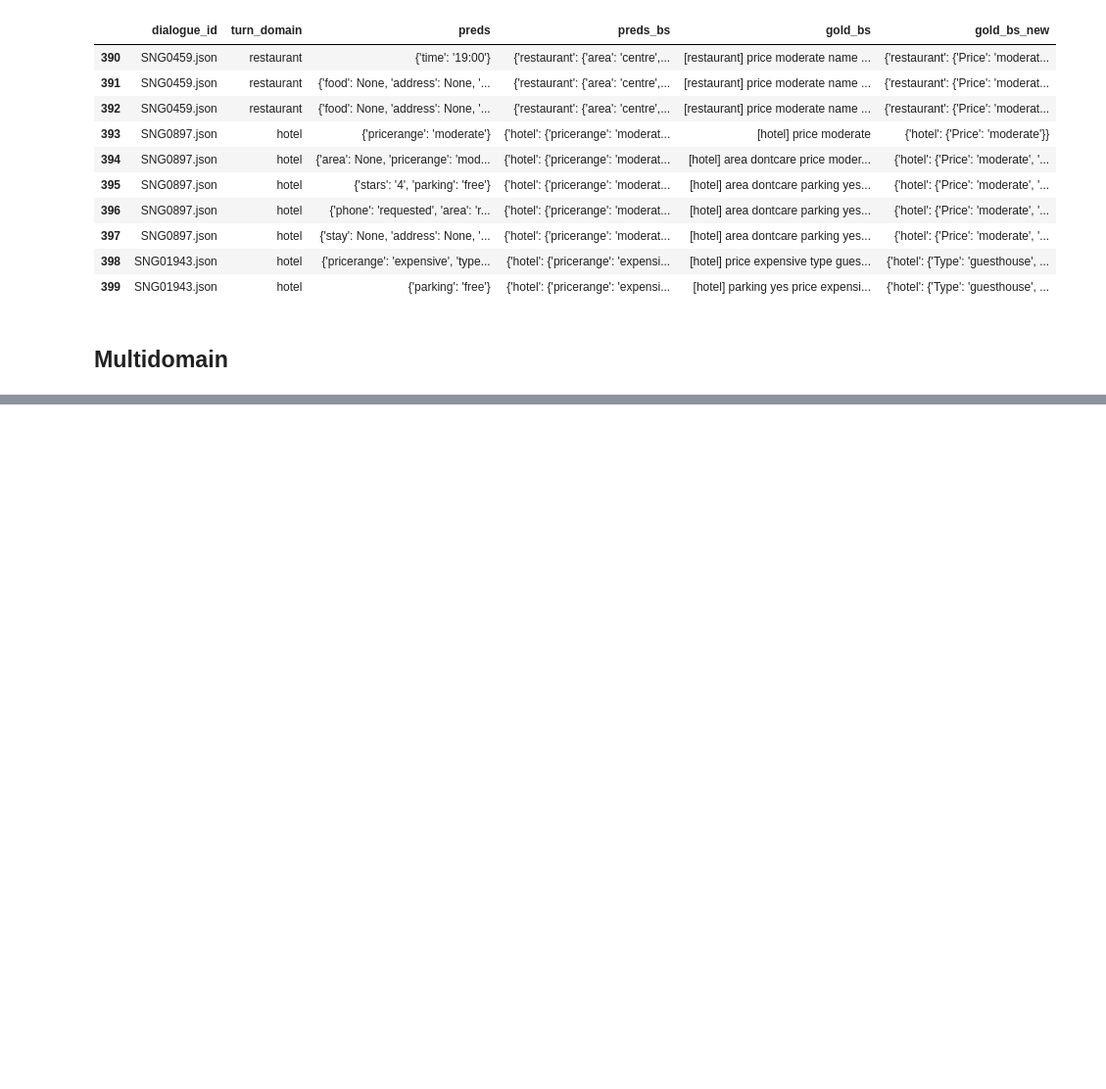
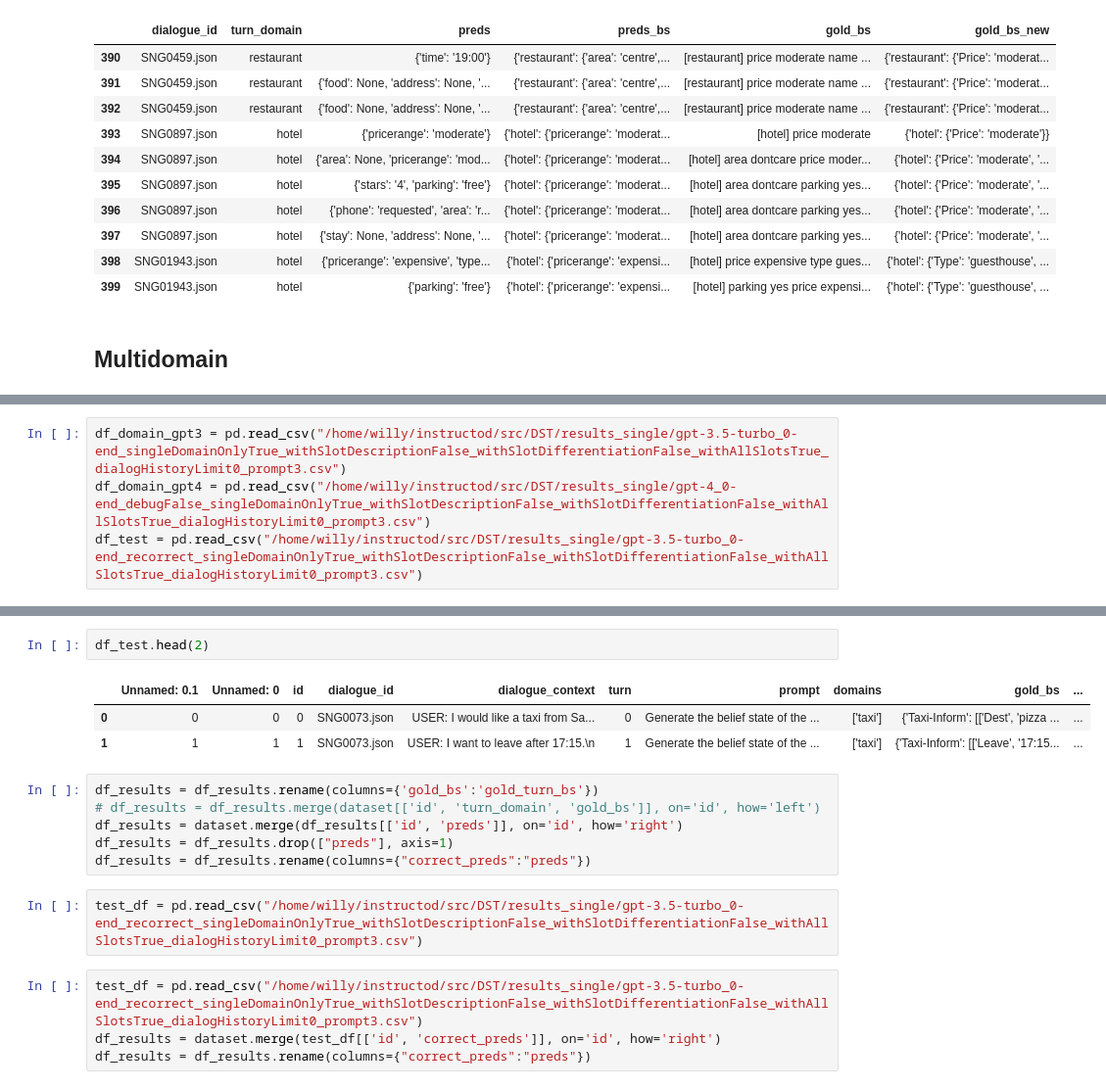
Before and after one commit to WillyHC22/InstructTODS, a Jupyter notebook: mwoz21_dst_accumulated.ipynb, the cells around one changed output, grey strips where cells are left out. Shown at 98% size. Saved outputs shown, nothing was run; the diff lists cells and outputs as text; blank space fills up the shorter version.

```diff
--- a/mwoz21_dst_accumulated.ipynb
+++ b/mwoz21_dst_accumulated.ipynb
@@ -703,3 +1010,7 @@ unpacked pred:  ['price-moderate']
 turn domain:  hotel
 gold belief state:  [hotel] price moderate type guesthouse
 -------
+# %%
+df_domain_gpt3 = pd.read_csv("/home/willy/instructod/src/DST/results_single/gpt-3.5-turbo_0-end_singleDomainOnlyTrue_withSlotDescriptionFalse_withSlotDifferentiationFalse_withAllSlotsTrue_dialogHistoryLimit0_prompt3.csv")
+df_domain_gpt4 = pd.read_csv("/home/willy/instructod/src/DST/results_single/gpt-4_0-end_debugFalse_singleDomainOnlyTrue_withSlotDescriptionFalse_withSlotDifferentiationFalse_withAllSlotsTrue_dialogHistoryLimit0_prompt3.csv")
+df_test = pd.read_csv("/home/willy/instructod/src/DST/results_single/gpt-3.5-turbo_0-end_recorrect_singleDomainOnlyTrue_withSlotDescriptionFalse_withSlotDifferentiationFalse_withAllSlotsTrue_dialogHistoryLimit0_prompt3.csv")
@@ -705,0 +1041,18 @@ gold belief state:  [hotel] price moderate type guesthouse
+# %%
+df_test.head(2)
+# %% [output]
+|  | Unnamed: 0.1 | Unnamed: 0 | id | dialogue_id | dialogue_context | turn | prompt | domains | gold_bs | ... |
+| 0 | 0 | 0 | 0 | SNG0073.json | USER: I would like a taxi from Sa... | 0 | Generate the belief state of the ... | ['taxi'] | {'Taxi-Inform': [['Dest', 'pizza ... | ... |
+| 1 | 1 | 1 | 1 | SNG0073.json | USER: I want to leave after 17:15.\n | 1 | Generate the belief state of the ... | ['taxi'] | {'Taxi-Inform': [['Leave', '17:15... | ... |
+# %%
+df_results = df_results.rename(columns={'gold_bs':'gold_turn_bs'})
+# df_results = df_results.merge(dataset[['id', 'turn_domain', 'gold_bs']], on='id', how='left')
+df_results = dataset.merge(df_results[['id', 'preds']], on='id', how='right')
+df_results = df_results.drop(["preds"], axis=1)
+df_results = df_results.rename(columns={"correct_preds":"preds"})
+# %%
+test_df = pd.read_csv("/home/willy/instructod/src/DST/results_single/gpt-3.5-turbo_0-end_recorrect_singleDomainOnlyTrue_withSlotDescriptionFalse_withSlotDifferentiationFalse_withAllSlotsTrue_dialogHistoryLimit0_prompt3.csv")
+# %%
+test_df = pd.read_csv("/home/willy/instructod/src/DST/results_single/gpt-3.5-turbo_0-end_recorrect_singleDomainOnlyTrue_withSlotDescriptionFalse_withSlotDifferentiationFalse_withAllSlotsTrue_dialogHistoryLimit0_prompt3.csv")
+df_results = dataset.merge(test_df[['id', 'correct_preds']], on='id', how='right')
+df_results = df_results.rename(columns={"correct_preds":"preds"})
```
Also changed, not shown: parts of 16 cells of this notebook, 2 other files.
